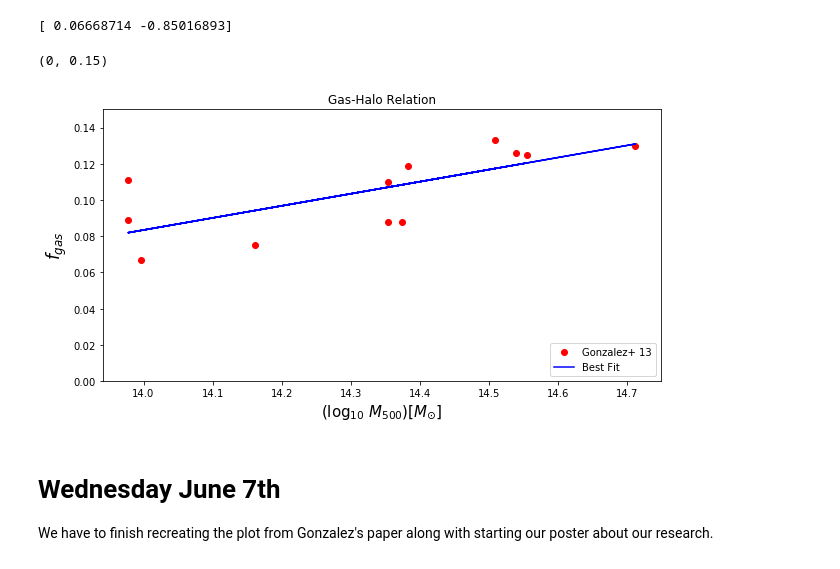
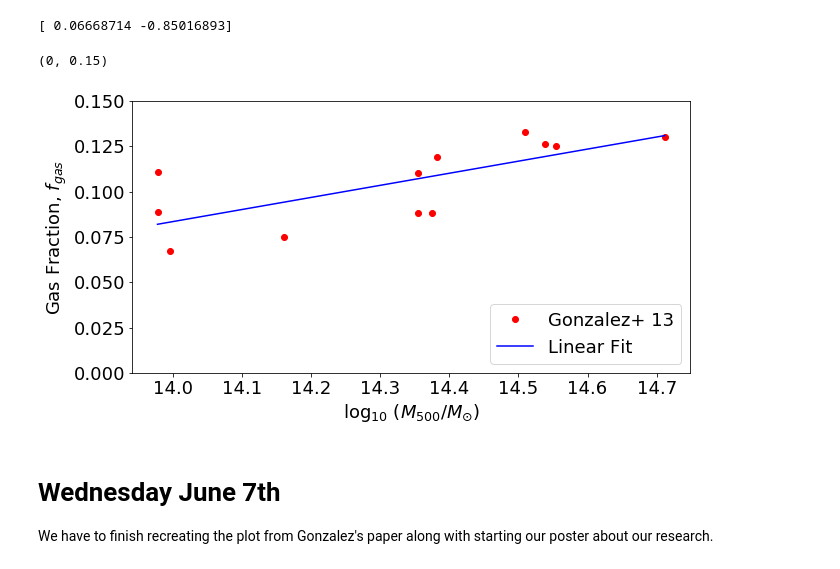
Before and after one commit to moustakas/siena-astrophysics, a Jupyter notebook: summer2017/daniel/Dan_Finnegan_Summer17.ipynb, the cells around one changed output. Drawn from its saved outputs; the diff is of its cells as text; code cells hidden in the pictures.

```diff
--- a/summer2017/daniel/Dan_Finnegan_Summer17.ipynb
+++ b/summer2017/daniel/Dan_Finnegan_Summer17.ipynb
@@ -403,23 +410,27 @@ print(coeff)
 # %% [output]
 [ 0.06668714 -0.85016893]
 # %%
+plt.rcParams.update({'font.size': 18})
 fig, ax = plt.subplots(figsize=(10, 5))
 
 ax.plot(np.log10(M500_G),FGAS_G,'ro', label='Gonzalez+ 13')
-ax.plot(np.log10(M500_G),np.log10(M500_G)*coeff[0]+coeff[1],'b', label='Best Fit')
 
-ax.set_xlabel(r'($\log_{10}\ M_{500})[M_{\odot}]$', fontsize=15)
-ax.set_ylabel(r'$f_{gas}$', fontsize=17)
-ax.set_title('Gas-Halo Relation')
+x = np.arange(min(M500_G),max(M500_G),0.01e14)
+#ax.plot(np.log10(M500_G),np.log10(M500_G)*coeff[0]+coeff[1],'bo', label='Linear Fit')
+ax.plot(np.log10(x),np.log10(x)*coeff[0]+coeff[1],'b-', label='Linear Fit')
+
+ax.set_xlabel(r'$\log_{10}\ (M_{500}/M_{\odot})$', fontsize=18)
+ax.set_ylabel(r'Gas Fraction, $f_{gas}$', fontsize=18)
+#ax.set_title('Gas-Halo Relation')
 ax.legend(loc='lower right')
 #ax.set_yscale('log')
 #ax.set_xscale('log')
 
 #ax.set_xlim(13.8,15)
 ax.set_ylim(0,0.15)  # Use for poster
 # %% [output]
 (0, 0.15)
-[figure, old version]
+[figure, new version]
 # %% [markdown]
 # Wednesday June 7th
 
```
Also changed, not shown: parts of 12 cells of this notebook.
